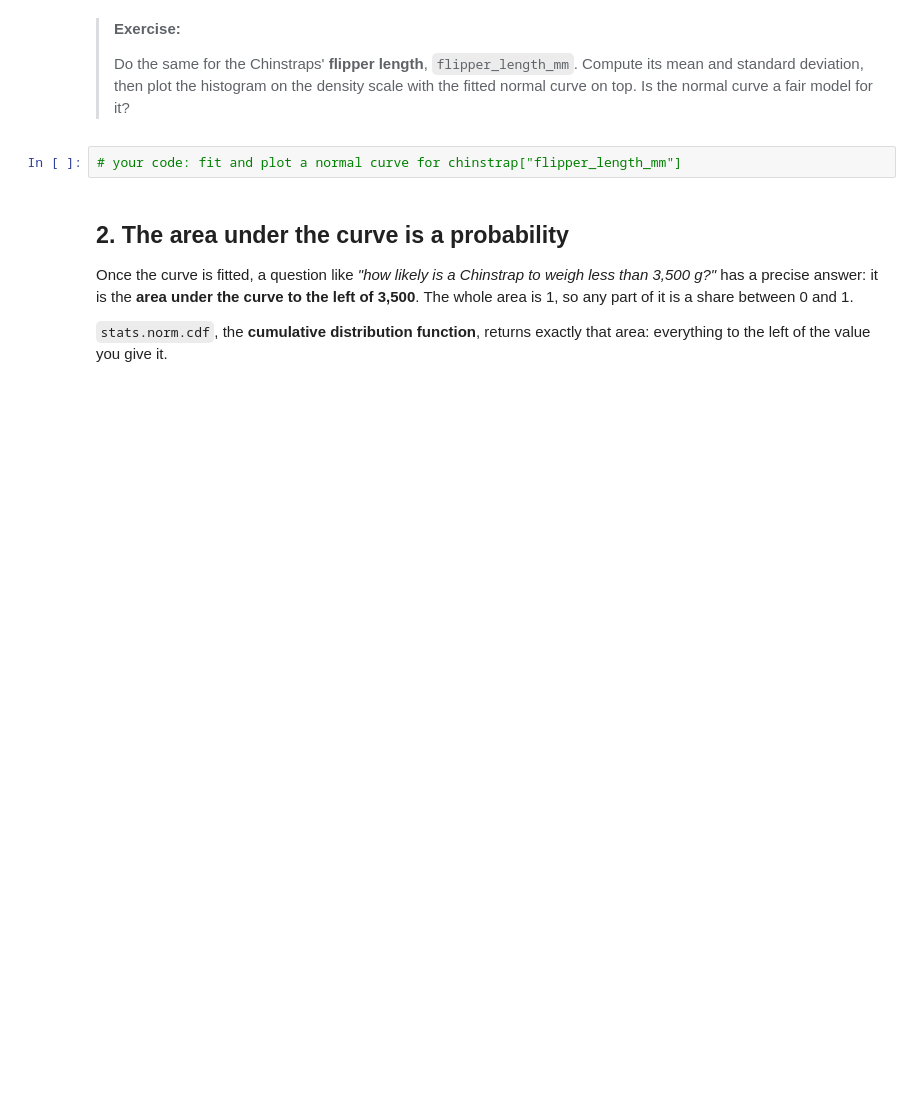
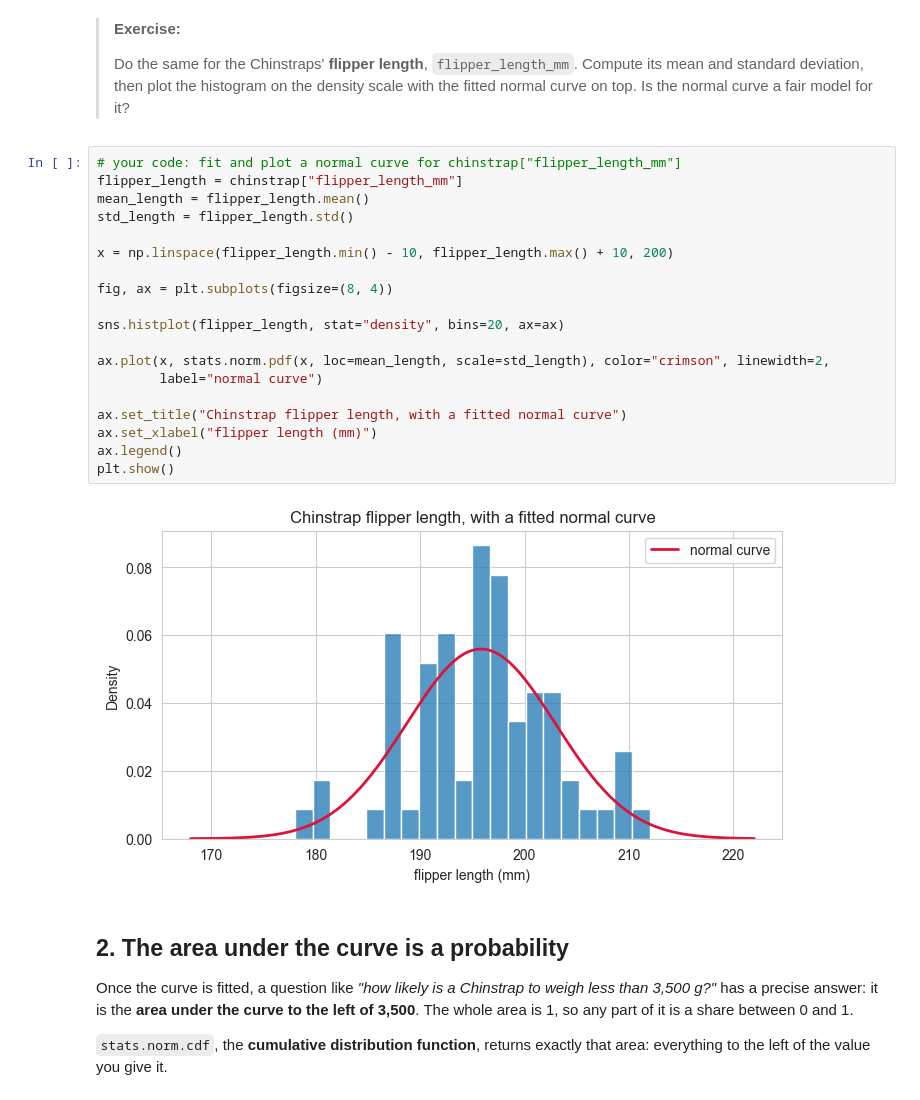
Before and after one commit to lexandros-dev/amle-hypothesis-testing, a Jupyter notebook: 01_distributions.ipynb, the cells around one changed output. Saved outputs shown, nothing was run; the diff lists cells and outputs as text; blank space fills up the shorter version.

```diff
--- a/01_distributions.ipynb
+++ b/01_distributions.ipynb
@@ -129,6 +151,25 @@ but it is a fair summary of the shape.
 > fitted normal curve on top. Is the normal curve a fair model for it?
 # %%
 # your code: fit and plot a normal curve for chinstrap["flipper_length_mm"]
+flipper_length = chinstrap["flipper_length_mm"]
+mean_length = flipper_length.mean()
+std_length = flipper_length.std()
+
+x = np.linspace(flipper_length.min() - 10, flipper_length.max() + 10, 200)
+
+fig, ax = plt.subplots(figsize=(8, 4))
+
+sns.histplot(flipper_length, stat="density", bins=20, ax=ax)
+
+ax.plot(x, stats.norm.pdf(x, loc=mean_length, scale=std_length), color="crimson", linewidth=2,
+        label="normal curve")
+
+ax.set_title("Chinstrap flipper length, with a fitted normal curve")
+ax.set_xlabel("flipper length (mm)")
+ax.legend()
+plt.show()
+# %% [output]
+[figure, added]
 # %% [markdown]
 ## 2. The area under the curve is a probability
 
```
Also changed, not shown: parts of 17 cells of this notebook, 2 other files.
